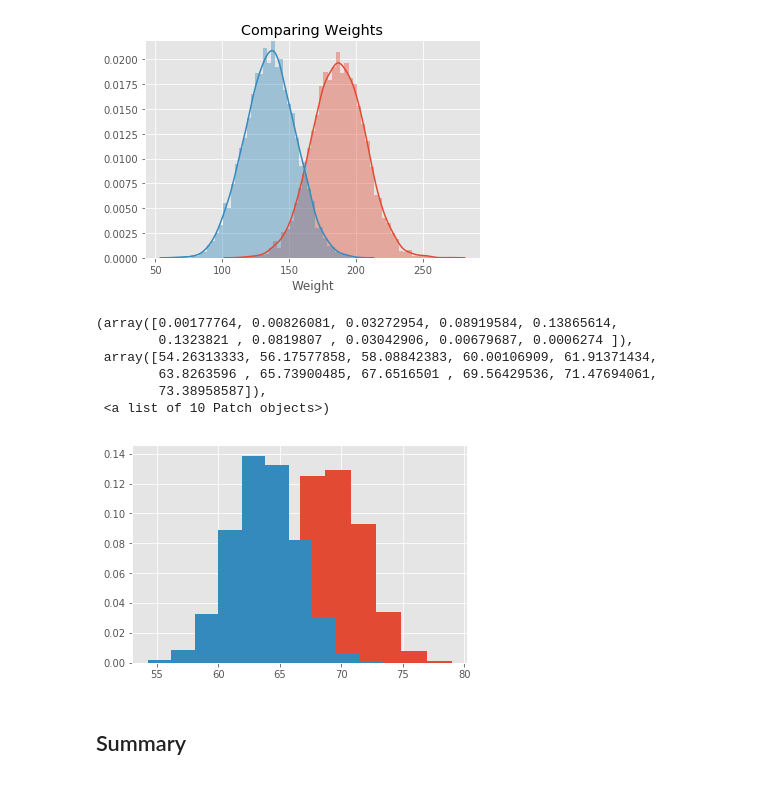
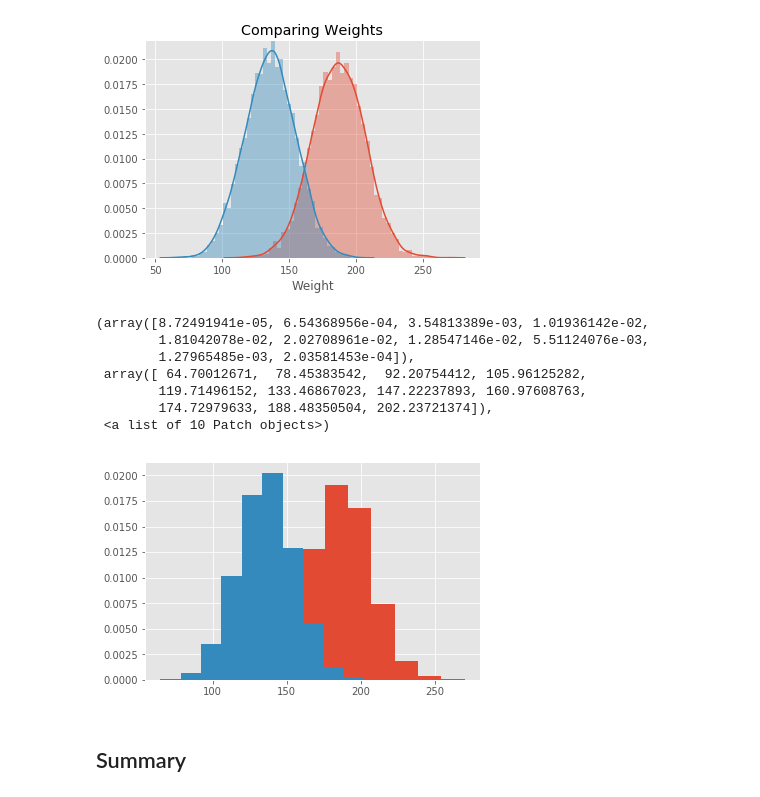
Before and after one commit to kevzha/dsc-1-09-11-the-probability-density-function-lab-nyc-ds-career-012819, a Jupyter notebook: index.ipynb, the cells around one changed output. Drawn from its saved outputs; the diff is of its cells as text; code cells hidden in the pictures.

```diff
--- a/index.ipynb
+++ b/index.ipynb
@@ -187,16 +187,17 @@ Text(0.5,1,'Comparing Weights')
 # Your comments on the two approaches here.
 # are they similar ? what makes them different if they are ?
 # %%
-plt.hist(male_df.Height, bins = 10, density = True)
-plt.hist(female_df.Height, bins = 10, density = True)
+plt.hist(male_df.Weight, bins = 10, density = True)
+plt.hist(female_df.Weight, bins = 10, density = True)
 # %% [output]
-(array([0.00177764, 0.00826081, 0.03272954, 0.08919584, 0.13865614,
-        0.1323821 , 0.0819807 , 0.03042906, 0.00679687, 0.0006274 ]),
- array([54.26313333, 56.17577858, 58.08842383, 60.00106909, 61.91371434,
-        63.8263596 , 65.73900485, 67.6516501 , 69.56429536, 71.47694061,
-        73.38958587]),
+(array([8.72491941e-05, 6.54368956e-04, 3.54813389e-03, 1.01936142e-02,
+        1.81042078e-02, 2.02708961e-02, 1.28547146e-02, 5.51124076e-03,
+        1.27965485e-03, 2.03581453e-04]),
+ array([ 64.70012671,  78.45383542,  92.20754412, 105.96125282,
+        119.71496152, 133.46867023, 147.22237893, 160.97608763,
+        174.72979633, 188.48350504, 202.23721374]),
  <a list of 10 Patch objects>)
-[figure, old version]
+[figure, new version]
 # %% [markdown]
 ## Summary
 # %% [markdown]
```
